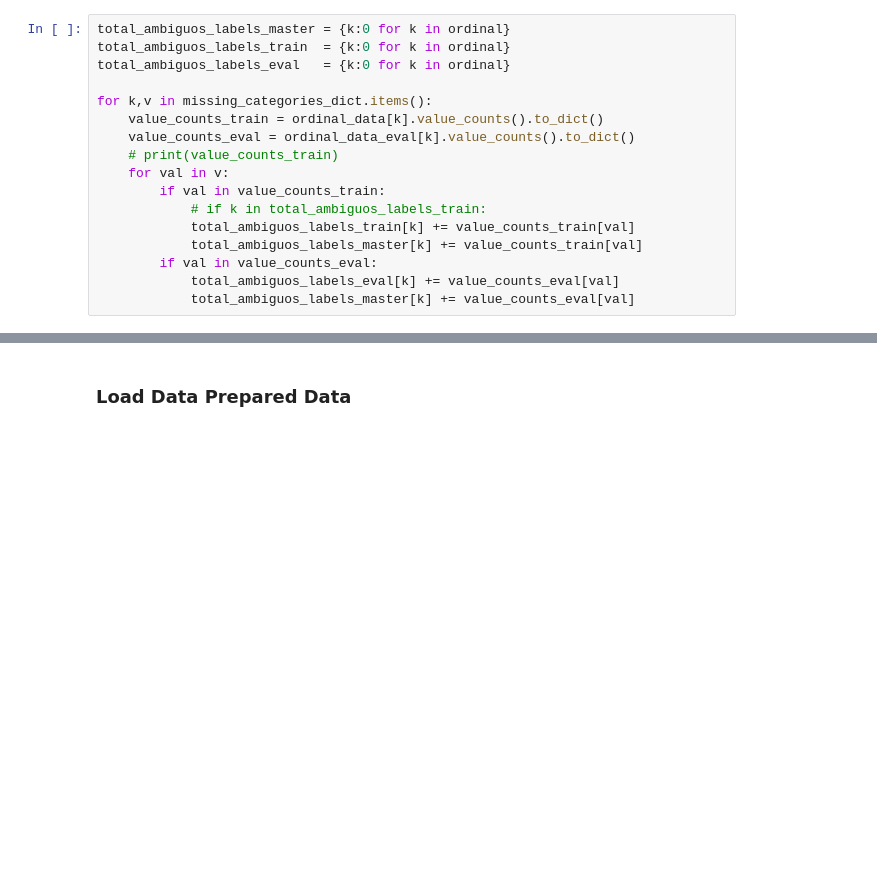
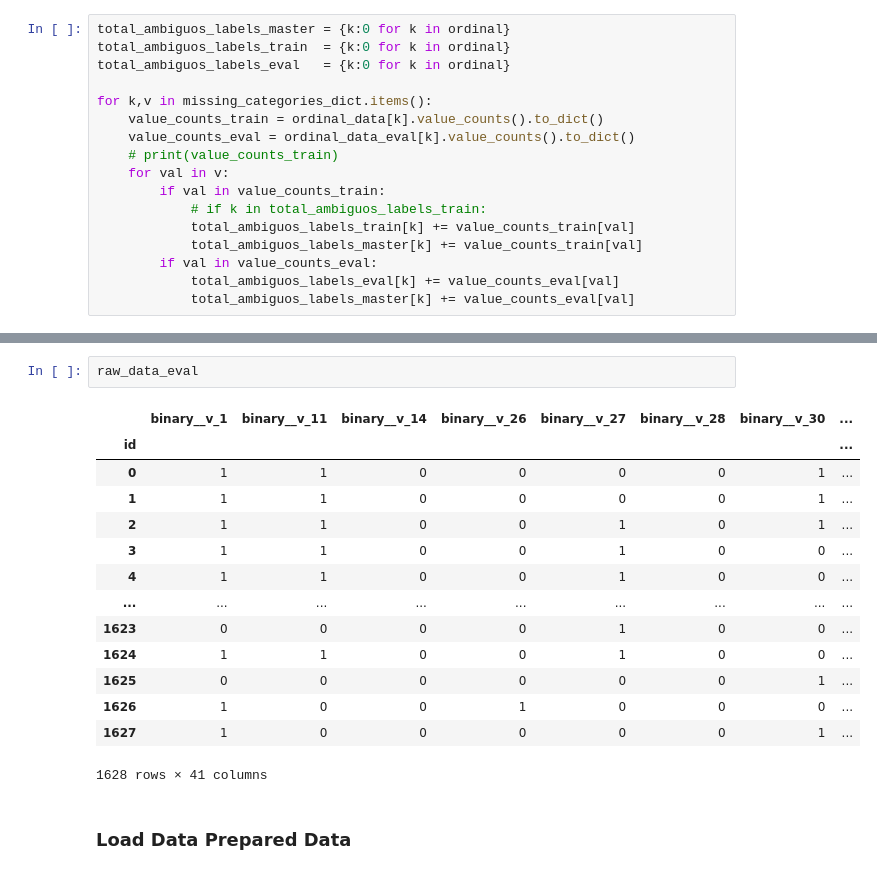
Before and after one commit to risan-raja/sdpiit, a Jupyter notebook: notebooks/sdpiitm-risan-raja-21f10000121.ipynb, the cells around one changed output, grey strips where cells are left out. Cells and saved outputs as stored; diff of their text form; blank space fills up the shorter version.

```diff
--- a/notebooks/sdpiitm-risan-raja-21f10000121.ipynb
+++ b/notebooks/sdpiitm-risan-raja-21f10000121.ipynb
@@ -449,3 +543,20 @@ for idx in range(3):
+# %%
+raw_data_eval
+# %% [output]
+|  | binary__v_1 | binary__v_11 | binary__v_14 | binary__v_26 | binary__v_27 | binary__v_28 | binary__v_30 | ... |
+| id |  |  |  |  |  |  |  | ... |
+| 0 | 1 | 1 | 0 | 0 | 0 | 0 | 1 | ... |
+| 1 | 1 | 1 | 0 | 0 | 0 | 0 | 1 | ... |
+| 2 | 1 | 1 | 0 | 0 | 1 | 0 | 1 | ... |
+| 3 | 1 | 1 | 0 | 0 | 1 | 0 | 0 | ... |
+| 4 | 1 | 1 | 0 | 0 | 1 | 0 | 0 | ... |
+| ... | ... | ... | ... | ... | ... | ... | ... | ... |
+| 1623 | 0 | 0 | 0 | 0 | 1 | 0 | 0 | ... |
+| 1624 | 1 | 1 | 0 | 0 | 1 | 0 | 0 | ... |
+| 1625 | 0 | 0 | 0 | 0 | 0 | 0 | 1 | ... |
+| 1626 | 1 | 0 | 0 | 1 | 0 | 0 | 0 | ... |
+| 1627 | 1 | 0 | 0 | 0 | 0 | 0 | 1 | ... |
+1628 rows × 41 columns
 # %% [markdown]
 ###    Load Data Prepared Data
 # %%
```
Also changed, not shown: parts of 19 cells of this notebook, 2 other files.
